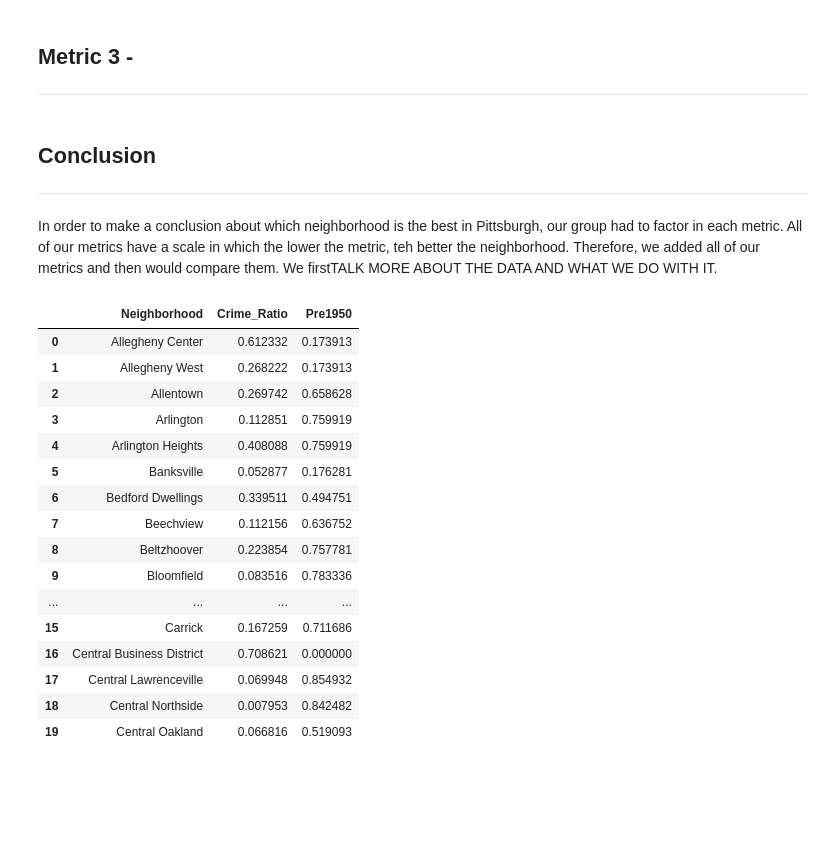
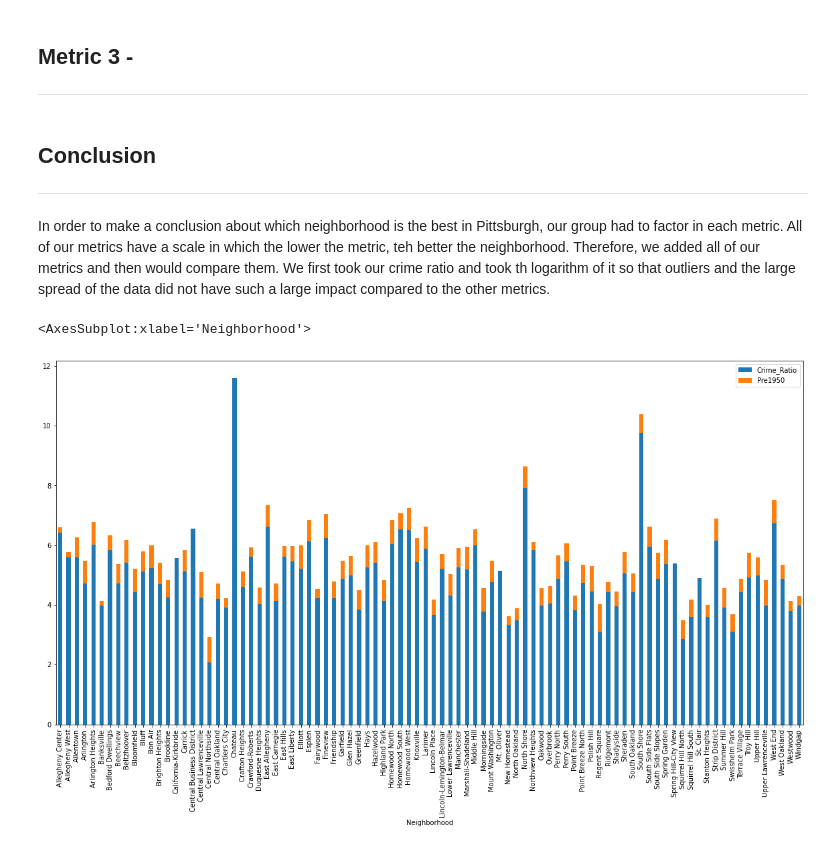
Before and after one commit to songxingyu1118/CMPINF10_Final_Project, a Jupyter notebook: Neighborhoods.ipynb, the cells around one changed output. Saved outputs shown, nothing was run; the diff lists cells and outputs as text; code cells hidden in the pictures; blank space fills up the shorter version.

Commit message:
Started Combinging Metrics

```diff
--- a/Neighborhoods.ipynb
+++ b/Neighborhoods.ipynb
@@ -329,36 +323,21 @@ In my dataset, I found that the top 3 neighborhoods with the lowest old houses p
 # %% [markdown]
 ## Conclusion
 ---
-In order to make a conclusion about which neighborhood is the best in Pittsburgh, our group had to factor in each metric. All of our metrics have a scale in which the lower the metric, teh better the neighborhood. Therefore, we added all of our metrics and then would compare them. We firstTALK MORE ABOUT THE DATA AND WHAT WE DO WITH IT.
+In order to make a conclusion about which neighborhood is the best in Pittsburgh, our group had to factor in each metric. All of our metrics have a scale in which the lower the metric, teh better the neighborhood. Therefore, we added all of our metrics and then would compare them. We first took our crime ratio and took th logarithm of it so that outliers and the large spread of the data did not have such a large impact compared to the other metrics.
 # %%
-# Combined_Data = finalCrime.merge(old_house_data, how = "left", on = "Neighborhood")
+import numpy as np
 
-# Combined_Data["Crime_Ratio"] = Combined_Data["Crime_Ratio"] / 1000
+Combined_Data = finalCrime.merge(percentage_data, how = "left", on = 'Neighborhood')
 
-# Combined_Data["Final Metric"] = Combined_Data["Crime_Ratio"] + Combined_Data["Pre1950"]
-#finalCrime
+Combined_Data = Combined_Data.drop(columns = ['numOfArrests', 'Population']) # drop non-metric data
+
+Combined_Data = Combined_Data.fillna(0)
+
+Combined_Data["Crime_Ratio"] = np.log(Combined_Data["Crime_Ratio"])
+
+Combined_Data["Final Metric"] = Combined_Data["Crime_Ratio"] + Combined_Data["Pre1950"]
+
+Combined_Data[["Neighborhood", "Crime_Ratio", "Pre1950"]].plot.bar(x = "Neighborhood", stacked = True, figsize= (20, 10))
+# %% [output]
+<AxesSubplot:xlabel='Neighborhood'>
+[figure, added]
-# %%
-Combined_Data=finalCrime.merge(percentage_data, how = "left", on='Neighborhood')
-Combined_Data["Crime_Ratio"] = Combined_Data["Crime_Ratio"] / 1000
-
-Combined_Data = Combined_Data.drop(columns = ['numOfArrests', 'Population']) # drop non-metric data
-Combined_Data = Combined_Data.fillna(0)
-Combined_Data.head(20)
-# %% [output]
-|  | Neighborhood | Crime_Ratio | Pre1950 |
-| 0 | Allegheny Center | 0.612332 | 0.173913 |
-| 1 | Allegheny West | 0.268222 | 0.173913 |
-| 2 | Allentown | 0.269742 | 0.658628 |
-| 3 | Arlington | 0.112851 | 0.759919 |
-| 4 | Arlington Heights | 0.408088 | 0.759919 |
-| 5 | Banksville | 0.052877 | 0.176281 |
-| 6 | Bedford Dwellings | 0.339511 | 0.494751 |
-| 7 | Beechview | 0.112156 | 0.636752 |
-| 8 | Beltzhoover | 0.223854 | 0.757781 |
-| 9 | Bloomfield | 0.083516 | 0.783336 |
-| ... | ... | ... | ... |
-| 15 | Carrick | 0.167259 | 0.711686 |
-| 16 | Central Business District | 0.708621 | 0.000000 |
-| 17 | Central Lawrenceville | 0.069948 | 0.854932 |
-| 18 | Central Northside | 0.007953 | 0.842482 |
-| 19 | Central Oakland | 0.066816 | 0.519093 |
```
Also changed, not shown: parts of 4 cells of this notebook.
